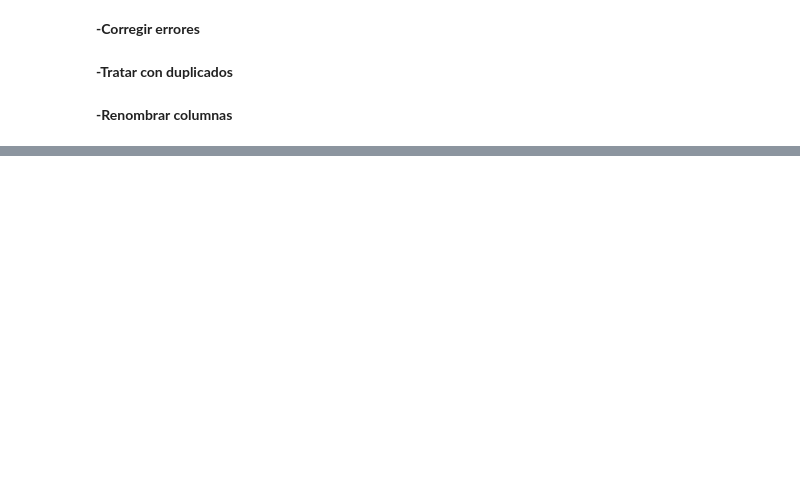
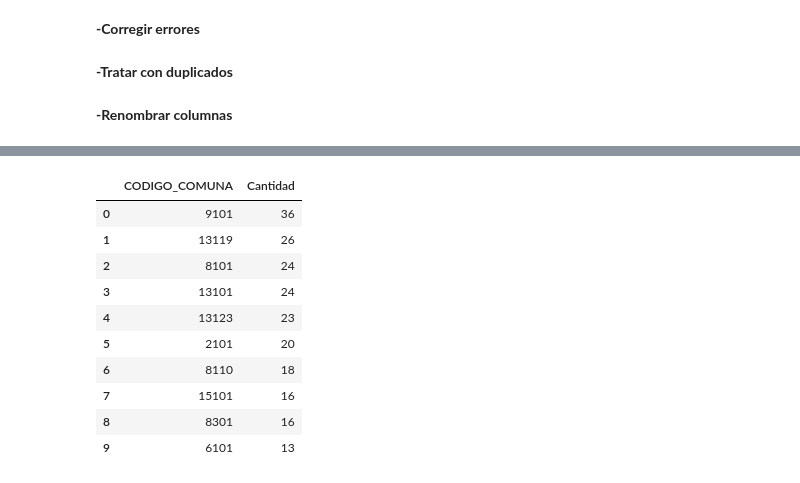
Before and after one commit to Proyecto-IMT-2200/2025-2, a Jupyter notebook: Borrador_Proyecto.ipynb, the cells around one changed output, grey strips where cells are left out. Saved outputs shown, nothing was run; the diff lists cells and outputs as text; code cells hidden in the pictures; blank space fills up the shorter version.

```diff
--- a/Borrador_Proyecto.ipynb
+++ b/Borrador_Proyecto.ipynb
@@ -161,0 +251,22 @@ adm[8].head()
+# %%
+cantidad_comuna = []
+for i in datos_final:
+    i["CODIGO_COMUNA"] = i["CODIGO_COMUNA"].astype(int)
+    seriee = i["CODIGO_COMUNA"].value_counts().head(10)
+    dff = seriee.reset_index()
+    dff.columns = ['CODIGO_COMUNA', 'Cantidad']
+    cantidad_comuna.append((dff))
+# %%
+cantidad_comuna[6].head(10)
+# %% [output]
+|  | CODIGO_COMUNA | Cantidad |
+| 0 | 9101 | 36 |
+| 1 | 13119 | 26 |
+| 2 | 8101 | 24 |
+| 3 | 13101 | 24 |
+| 4 | 13123 | 23 |
+| 5 | 2101 | 20 |
+| 6 | 8110 | 18 |
+| 7 | 15101 | 16 |
+| 8 | 8301 | 16 |
+| 9 | 6101 | 13 |
```
Also changed, not shown: parts of 15 cells of this notebook.
